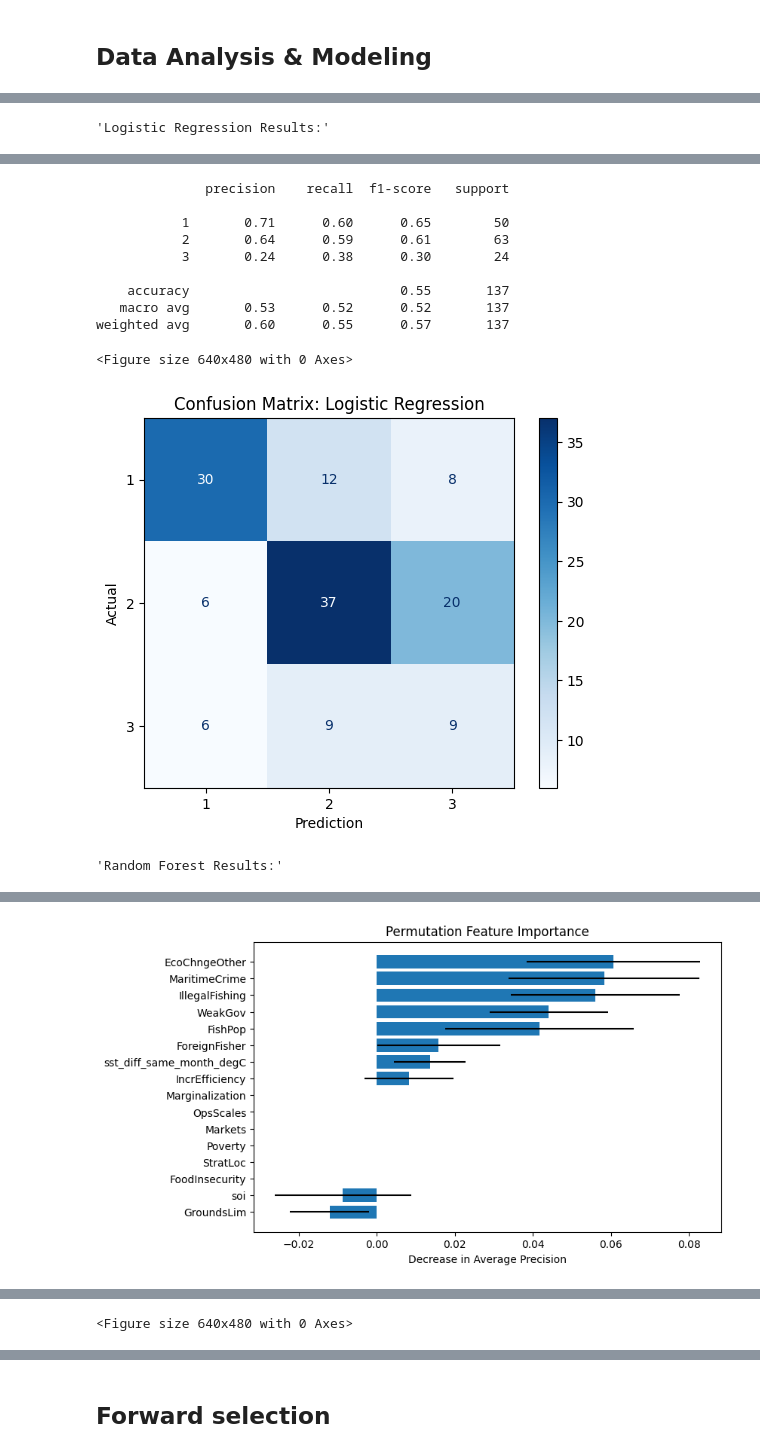
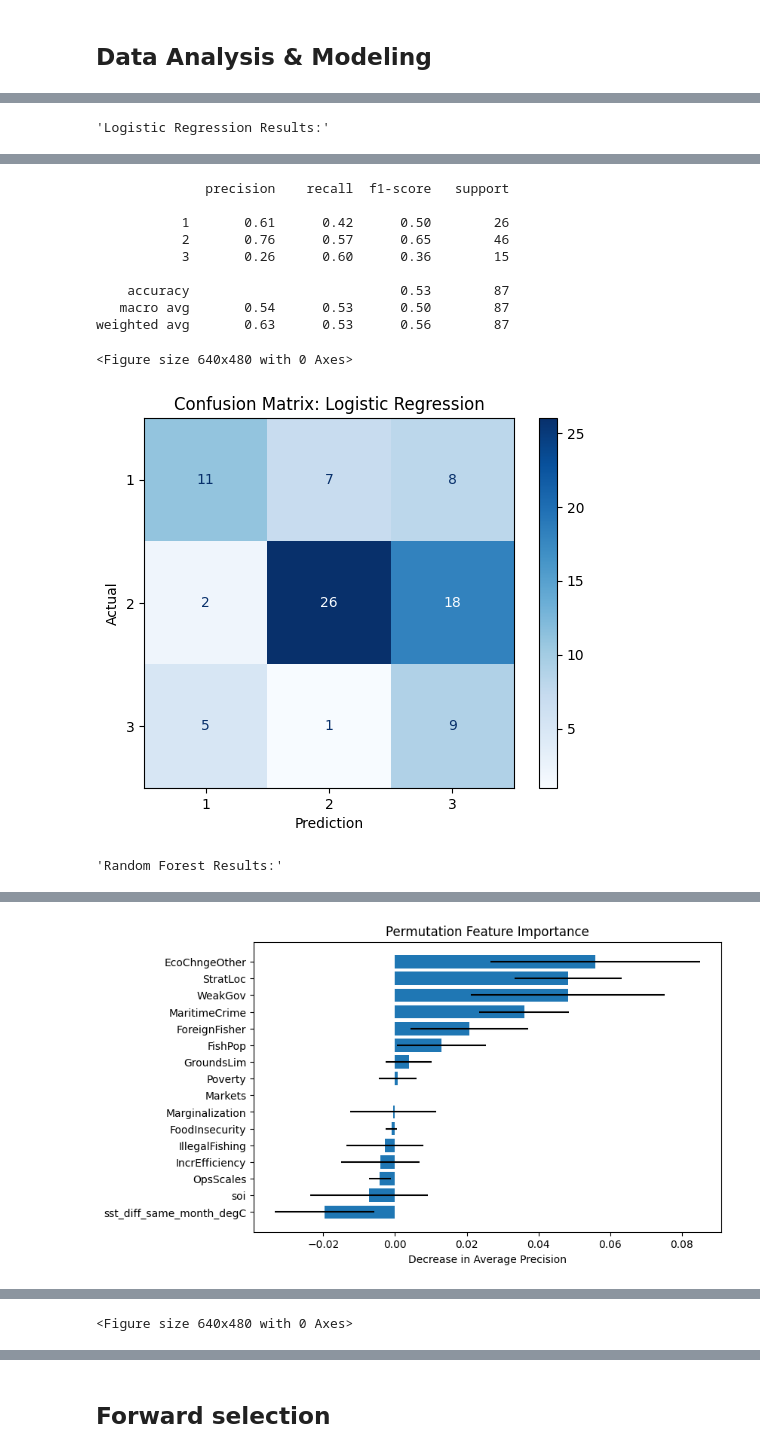
Before and after one commit to madwhe/WWF-Fisheries-Conflict-Analysis, a Jupyter notebook: NOAA_analysis/WWF_NOAA_analysis.ipynb, the cells around one changed output, grey strips where cells are left out. Drawn from its saved outputs; the diff is of its cells as text; code cells hidden in the pictures.

```diff
--- a/NOAA_analysis/WWF_NOAA_analysis.ipynb
+++ b/NOAA_analysis/WWF_NOAA_analysis.ipynb
@@ -585,3 +586,10 @@ df3
 | 1053 | EcuadorFDE_10_19_23 | ECU_e054 | 2022-04-20 | 2022 | Ecuador | South America | Santa Clara Island Marine Reserve | -3.16300 | -80.43400 | ... |
 | 1054 | EcuadorFDE_10_19_23 | ECU_e055 | 2022-08-15 | 2022 | Ecuador | South America | High Seas west of the Galapagos I... | 1.64900 | -96.74500 | ... |
 1055 rows × 45 columns
+# %%
+# data that only has close sst
+df_model_close['month'] = pd.to_datetime(df_model['date']).dt.month
+df4 = df_model_close.merge(soi_data, on=['year', 'month'], how = 'left')
+
+
+pd.crosstab(df4['region'], df4['violence_score'])
@@ -601,7 +617,7 @@ dtype: int64
 ## Data Analysis & Modeling
 # %%
 # Columns of interest for analysis
-data = df3[[
+data = df4[[
     "region",
     "WeakGov",
     "FishPop",
@@ -672,7 +688,7 @@ def models(X_train, y_train):
                 solver='saga',
                 class_weight = 'balanced',
                 random_state=42,
-                max_iter = 2500
+                max_iter = 6000
             ),
             'param_grid': {
                 'l1_ratio': np.linspace(0, 1, 5),
@@ -782,7 +796,7 @@ def assessment(best_models, X_train, y_train, X_test, y_test):
                                     solver='saga',
                                     class_weight = 'balanced',
                                     random_state=42,
-                                    max_iter = 2500)
+                                    max_iter = 4000)
             model.fit(X_train, y_train)
             y_pred = model.predict(X_test)
             # y_probability = pd.DataFrame(model.predict_proba(X_test), y_test) # compare violence_score to likelihood datapoint is each conflict type
@@ -875,7 +889,13 @@ def assessment(best_models, X_train, y_train, X_test, y_test):
             shap_values = explainer.shap_values(X_test)
 
             colors = ListedColormap(["#0A2540", "#4A90E2", "#A5C7E6"])
-            shap.summary_plot(shap_values, X_test, plot_type="bar", color = colors, show = False)
+            shap.summary_plot(shap_values,
+                              X_test,
+                              plot_type="bar",
+                              color = colors,
+                              feature_names = feature_names,
+                              class_names = ['low-intensity', 'medium-intensity', 'high-intensity'],
+                              show = False)
             plt.title("Feature Importance - SHAP")
             plt.xlabel("Mean Absolute SHAP Value (Impact on Model Output)")
             plt.ylabel("Features")
@@ -898,16 +918,15 @@ def assessment(best_models, X_train, y_train, X_test, y_test):
 def analysis(data, region = None):
     filtered_data = regional_filtering(data, region)
     X_train, X_test, y_train, y_test = split_data(filtered_data)
-    scaler = StandardScaler()
-    X_train_scaled = scaler.fit_transform(X_train)
-    X_test_scaled = scaler.transform(X_test)
-    X_train_scaled_df = pd.DataFrame(
-                        X_train_scaled,
-                        columns=X_train.columns,
-                        index=X_train.index
-                        )
+    scaler = MinMaxScaler()
+    continuous_cols = ["sst_diff_same_month_degC", 'soi']
+    X_train_scaled_df = X_train.copy()
+    X_test_scaled_df = X_test.copy()
+    X_train_scaled_df[continuous_cols] = scaler.fit_transform(X_train[continuous_cols])
+    X_test_scaled_df[continuous_cols] = scaler.transform(X_test[continuous_cols])
+
     results_df, best_models = models(X_train_scaled_df, y_train)
-    assessment(best_models, X_train_scaled_df, y_train, X_test_scaled, y_test)
+    assessment(best_models, X_train_scaled_df, y_train, X_test_scaled_df, y_test)
 
 analysis(data, "Horn of Africa")
 # %% [output]
@@ -933,13 +952,13 @@ analysis(data, "Horn of Africa")
               precision    recall  f1-score   support
 
-           1       0.71      0.60      0.65        50
-           2       0.64      0.59      0.61        63
-           3       0.24      0.38      0.30        24
+           1       0.61      0.42      0.50        26
+           2       0.76      0.57      0.65        46
+           3       0.26      0.60      0.36        15
 
-    accuracy                           0.55       137
-   macro avg       0.53      0.52      0.52       137
-weighted avg       0.60      0.55      0.57       137
+    accuracy                           0.53        87
+   macro avg       0.54      0.53      0.50        87
+weighted avg       0.63      0.53      0.56        87
 <Figure size 640x480 with 0 Axes>
-[figure, old version]
+[figure, new version]
 'Random Forest Results:'
 |  | Feature | Permutation Importance | Std |
@@ -962,3 +981,3 @@ weighted avg       0.60      0.55      0.57       137
-[figure, old version]
+[figure, new version]
               precision    recall  f1-score   support
 
```
Also changed, not shown: parts of 11 cells of this notebook, 13 other files.
